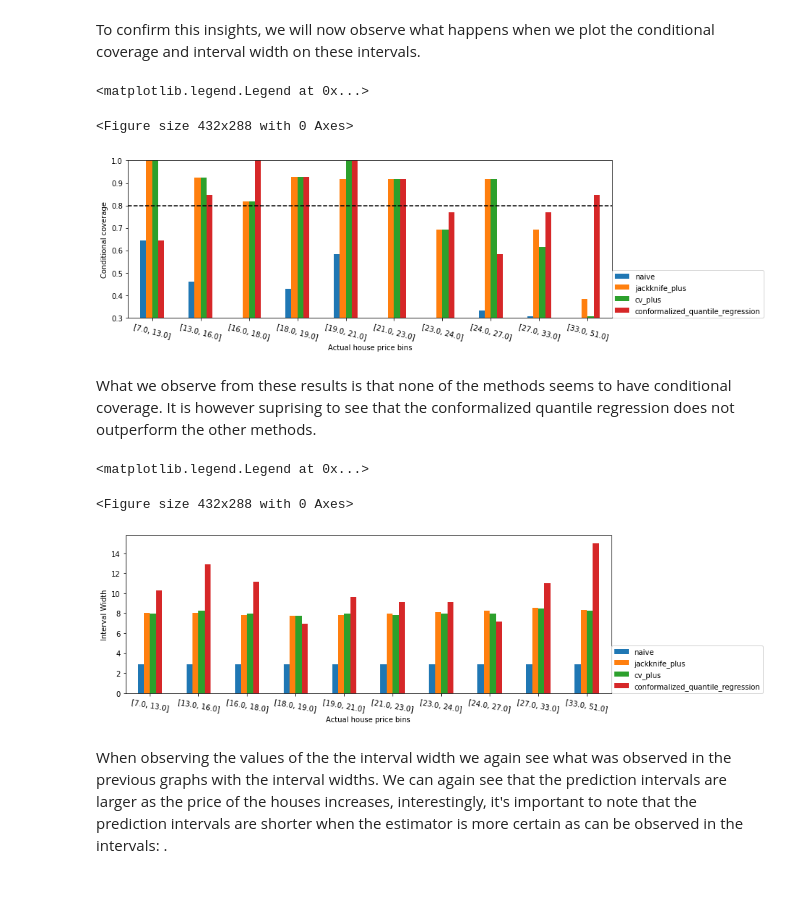
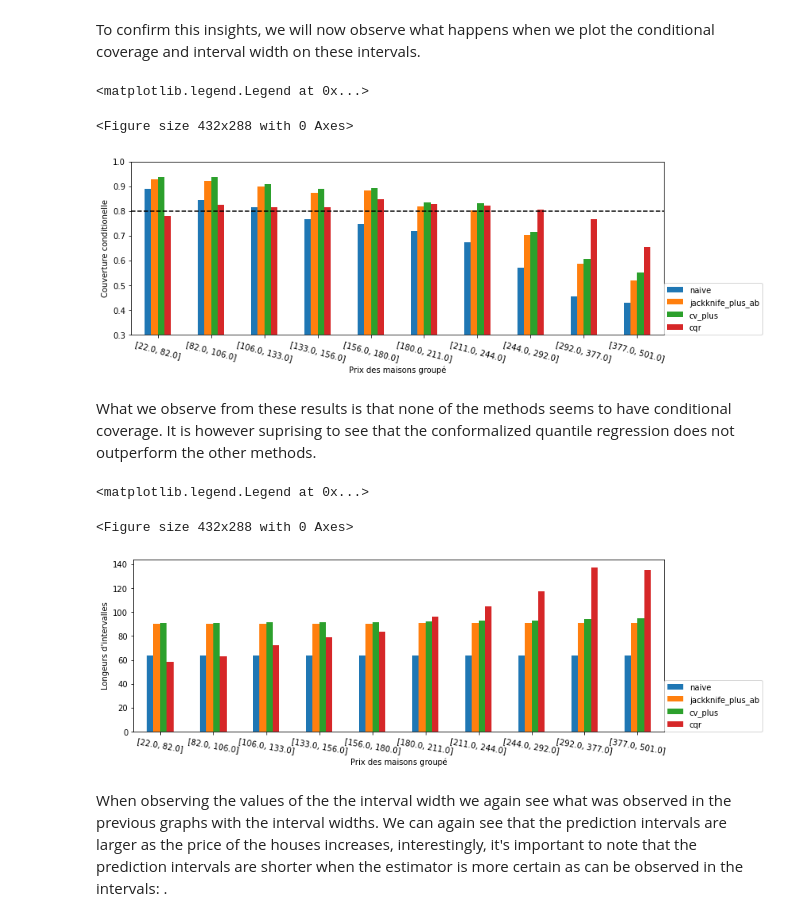
Before and after one commit to scikit-learn-contrib/MAPIE, a Jupyter notebook: notebooks/regression/regression_methods.ipynb, the cells around one changed output. Saved outputs shown, nothing was run; the diff lists cells and outputs as text; code cells hidden in the pictures; blank space fills up the shorter version.

Commit message:
changing dataset and better graphs

```diff
--- a/notebooks/regression/regression_methods.ipynb
+++ b/notebooks/regression/regression_methods.ipynb
@@ -102,15 +119,15 @@ Compairing the differents regression methods available in MAPIE.
 Params = TypedDict("Params", {"method": str, "cv": Union[int, str], "alpha": Optional[float]})
 STRATEGIES = {
     "naive": Params(method="naive"),
-    "jackknife_plus": Params(method="plus", cv=-1),
+    "jackknife_plus_ab": Params(method="plus", cv=Subsample(n_resamplings=50)),
     "cv_plus": Params(method="plus", cv=10),
-    "conformalized_quantile_regression": Params(method="quantile", cv="split", alpha=0.2)
+    "cqr": Params(method="quantile", cv="split", alpha=0.2)
 }
 y_pred, y_pis = {}, {}
 y_test_sorted, y_pred_sorted, lower_bound, upper_bound = {}, {}, {}, {}
 coverage, width = {}, {}
 for strategy, params in STRATEGIES.items():
-    if strategy == "conformalized_quantile_regression":
+    if strategy == "cqr":
         mapie = MapieQuantileRegressor(estimator, **params)
         mapie.fit(X_train, y_train, X_calib=X_calib, y_calib=y_calib)
         y_pred[strategy], y_pis[strategy] = mapie.predict(X_test)
@@ -120,4 +137,4 @@ for strategy, params in STRATEGIES.items():
         y_pred[strategy], y_pis[strategy] = mapie.predict(X_test, alpha=0.2)
     y_test_sorted[strategy], y_pred_sorted[strategy], lower_bound[strategy], upper_bound[strategy] = sort(y_test, y_pred[strategy], y_pis[strategy])
     coverage[strategy] = np.round(regression_coverage_score(y_test, y_pis[strategy][:, 0, 0], y_pis[strategy][:, 1, 0]), round_to)
-    width[strategy] = np.round(regression_mean_width_score(y_pis[strategy][:, 0, 0], y_pis[strategy][:, 1, 0]))
+    width[strategy] = np.round(regression_mean_width_score(y_pis[strategy][:, 0, 0], y_pis[strategy][:, 1, 0]), round_to)
@@ -131,3 +140,0 @@ num_plots = index = rng.choice(len(y_test), int(perc_obs_plot*len(y_test)), repl
-# %%
-for item in STRATEGIES:
-    plot(item, y_test_sorted[item], y_pred_sorted[item], lower_bound[item], upper_bound[item], coverage[item], num_plots)
@@ -138,0 +141,7 @@ for item in STRATEGIES:
+# %%
+perc_obs_plot = 0.02
+num_plots = index = rng.choice(len(y_test), int(perc_obs_plot*len(y_test)), replace=False)
+fig, axs = plt.subplots(2, 2, figsize=(15, 13))
+coords = [axs[0, 0], axs[0, 1], axs[1, 0], axs[1, 1]]
+for strategy, coord in zip(STRATEGIES.keys(), coords):
+    plot(strategy, coord, y_test_sorted[strategy], y_pred_sorted[strategy], lower_bound[strategy], upper_bound[strategy], coverage[strategy], width[strategy], num_plots)
@@ -140,6 +151,10 @@ for item in STRATEGIES:
 We notice more adaptability of the prediction intervals for the conformalized quantile regression while the other methods have fixed interval width.
 # %%
 def get_bins(want, y_test, y_pred, lower_bound, upper_bound, STRATEGIES, bins):
+    """
+    Splits the data into different sections according to the bins selected.
+    Computes the coverage and width of that split.
+    """
     cuts = []
     cuts_ = pd.qcut(y_test["naive"], bins).unique()[:-1]
     for item in cuts_:
@@ -170,16 +185,16 @@ To confirm this insights, we will now observe what happens when we plot the cond
 # %%
 fig = plt.figure()
 binned_data.T.plot.bar(figsize=(12, 4))
 plt.axhline(0.80, ls="--", color="k")
-plt.ylabel("Conditional coverage")
-plt.xlabel("Actual house price bins")
+plt.ylabel("Couverture conditionelle")
+plt.xlabel("Prix des maisons groupé")
 plt.xticks(rotation=345)
 plt.ylim(0.3, 1.0)
 plt.legend(loc=[1, 0])
 # %% [output]
 <matplotlib.legend.Legend at 0x...>
 <Figure size 432x288 with 0 Axes>
-[figure, old version]
+[figure, new version]
 # %% [markdown]
 What we observe from these results is that none of the methods seems to have conditional coverage. It is however suprising to see that the conformalized quantile regression does not outperform the other methods.
 # %%
@@ -187,13 +202,13 @@ binned_data = get_bins("width", y_test_sorted, y_pred_sorted, lower_bound, upper
 # %%
 fig = plt.figure()
 binned_data.T.plot.bar(figsize=(12, 4))
-plt.ylabel("Interval Width")
-plt.xlabel("Actual house price bins")
+plt.ylabel("Longeurs d'intervalles")
+plt.xlabel("Prix des maisons groupé")
 plt.xticks(rotation=350)
 plt.legend(loc=[1, 0])
 # %% [output]
 <matplotlib.legend.Legend at 0x...>
 <Figure size 432x288 with 0 Axes>
-[figure, old version]
+[figure, new version]
 # %% [markdown]
 When observing the values of the the interval width we again see what was observed in the previous graphs with the interval widths. We can again see that the prediction intervals are larger as the price of the houses increases, interestingly, it's important to note that the prediction intervals are shorter when the estimator is more certain as can be observed in the intervals: .
```
Also changed, not shown: parts of 12 cells of this notebook, 1 other file.
